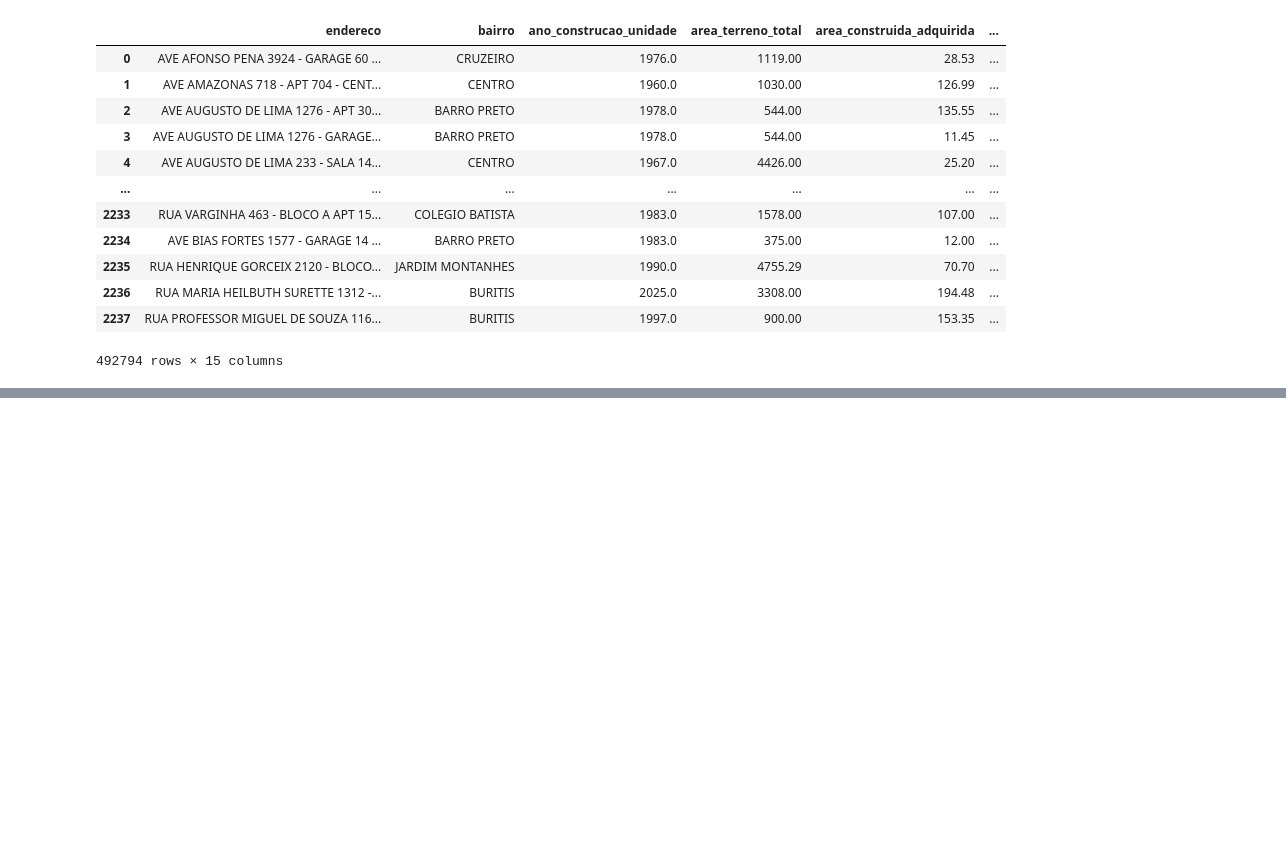
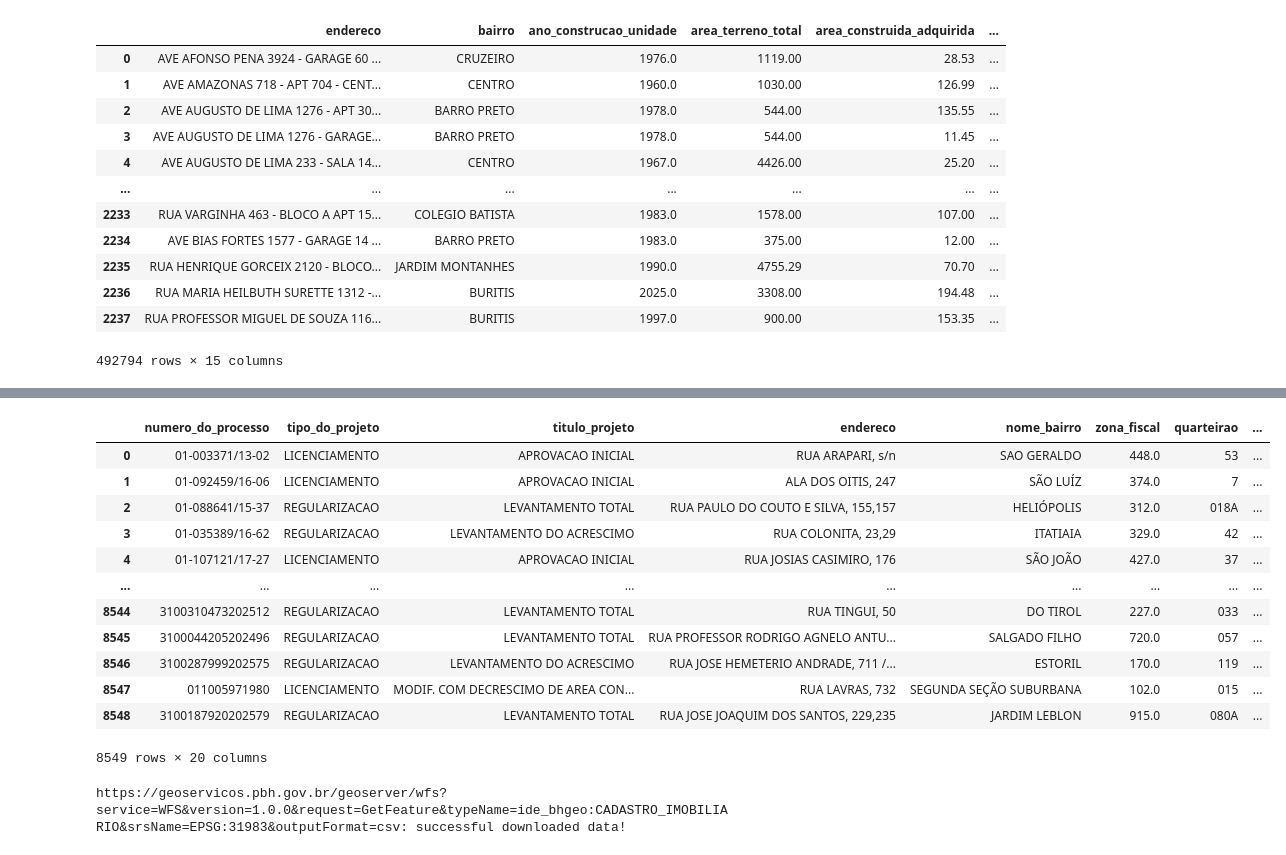
Before and after one commit to gustavohpgodinho/belo_horizonte_real_estate_market, a Jupyter notebook: munge/00_download_data.ipynb, the cells around one changed output, grey strips where cells are left out. Drawn from its saved outputs; the diff is of its cells as text; code cells hidden in the pictures; blank space fills up the shorter version.

```diff
--- a/munge/00_download_data.ipynb
+++ b/munge/00_download_data.ipynb
@@ -172,0 +212,8 @@ df_enderecamento
+# %%
+df_atividades_economicas_autonomos = pd.DataFrame()
+for df in df_resource:
+    df_atividades_economicas_autonomos = pd.concat(objs = [df_atividades_economicas_autonomos, df], ignore_index = True, axis = 0)\
+    .drop_duplicates(["cod_inscricao_municipal", "logradouro", "numero"])
+
+df_atividades_economicas_autonomos = df_atividades_economicas_autonomos\
+.assign(urlfile = lambda df: df["urlfile"].str.split("/").apply(lambda x: x[-1]))
@@ -172,0 +237,4 @@ df_enderecamento
+# %%
+df_resource = df_resources\
+.query("dataset == 'edificacoes_licenciadas' & format == 'CSV'")\
+.apply(lambda df: download_data.get_csv_file(url = df["url"], verbose = 1), axis = 1)
@@ -172,0 +256,8 @@ df_enderecamento
+# %%
+df_projetos_edificacao_licenciados = pd.DataFrame()
+for df in df_resource:
+    df_projetos_edificacao_licenciados = pd.concat(objs = [df_projetos_edificacao_licenciados, df], ignore_index = True, axis = 0)\
+    .drop_duplicates(["id_projeto_edificacoes", "numero_processo"])
+
+df_projetos_edificacao_licenciados = df_projetos_edificacao_licenciados\
+.assign(urlfile = lambda df: df["urlfile"].str.split("/").apply(lambda x: x[-1]))
@@ -172,0 +314,7 @@ df_enderecamento
+# %%
+df_resource = df_resources\
+.query("dataset == 'baixa_construcoes' & format == 'CSV'")\
+.apply(lambda df: download_data.get_csv_file(url = df["url"], verbose = 1).assign(urlfile = df["name"]), axis = 1)
+
+df_baixa_construcoes = pd.concat(objs = list(df_resource), ignore_index = True)\
+.astype("string")
@@ -172,0 +339,21 @@ df_enderecamento
+# %%
+df_baixa_construcoes.to_parquet(path = "../data/raw_baixa_construcoes.parquet", engine = "fastparquet", compression = "zstd")
+df_baixa_construcoes
+# %% [output]
+|  | numero_do_processo | tipo_do_projeto | titulo_projeto | endereco | nome_bairro | zona_fiscal | quarteirao | ... |
+| 0 | 01-003371/13-02 | LICENCIAMENTO | APROVACAO INICIAL | RUA ARAPARI, s/n | SAO GERALDO | 448.0 | 53 | ... |
+| 1 | 01-092459/16-06 | LICENCIAMENTO | APROVACAO INICIAL | ALA DOS OITIS, 247 | SÃO LUÍZ | 374.0 | 7 | ... |
+| 2 | 01-088641/15-37 | REGULARIZACAO | LEVANTAMENTO TOTAL | RUA PAULO DO COUTO E SILVA, 155,157 | HELIÓPOLIS | 312.0 | 018A | ... |
+| 3 | 01-035389/16-62 | REGULARIZACAO | LEVANTAMENTO DO ACRESCIMO | RUA COLONITA, 23,29 | ITATIAIA | 329.0 | 42 | ... |
+| 4 | 01-107121/17-27 | LICENCIAMENTO | APROVACAO INICIAL | RUA JOSIAS CASIMIRO, 176 | SÃO JOÃO | 427.0 | 37 | ... |
+| ... | ... | ... | ... | ... | ... | ... | ... | ... |
+| 8544 | 3100310473202512 | REGULARIZACAO | LEVANTAMENTO TOTAL | RUA TINGUI, 50 | DO TIROL | 227.0 | 033 | ... |
+| 8545 | 3100044205202496 | REGULARIZACAO | LEVANTAMENTO TOTAL | RUA PROFESSOR RODRIGO AGNELO ANTU... | SALGADO FILHO | 720.0 | 057 | ... |
+| 8546 | 3100287999202575 | REGULARIZACAO | LEVANTAMENTO DO ACRESCIMO | RUA JOSE HEMETERIO ANDRADE, 711 /... | ESTORIL | 170.0 | 119 | ... |
+| 8547 | 011005971980 | LICENCIAMENTO | MODIF. COM DECRESCIMO DE AREA CON... | RUA LAVRAS, 732 | SEGUNDA SEÇÃO SUBURBANA | 102.0 | 015 | ... |
+| 8548 | 3100187920202579 | REGULARIZACAO | LEVANTAMENTO TOTAL | RUA JOSE JOAQUIM DOS SANTOS, 229,235 | JARDIM LEBLON | 915.0 | 080A | ... |
+8549 rows × 20 columns
+# %%
+df_cadastro_imobilario_bhmap = download_data.get_csv_file(url = dicts.DATASETS["BHMAP_DATA"]["cadastro_imobiliario"], separate = ",")
+# %% [output]
+https://geoservicos.pbh.gov.br/geoserver/wfs?service=WFS&version=1.0.0&request=GetFeature&typeName=ide_bhgeo:CADASTRO_IMOBILIARIO&srsName=EPSG:31983&outputFormat=csv: successful downloaded data!
```
Also changed, not shown: parts of 41 cells of this notebook, 20 other files.
